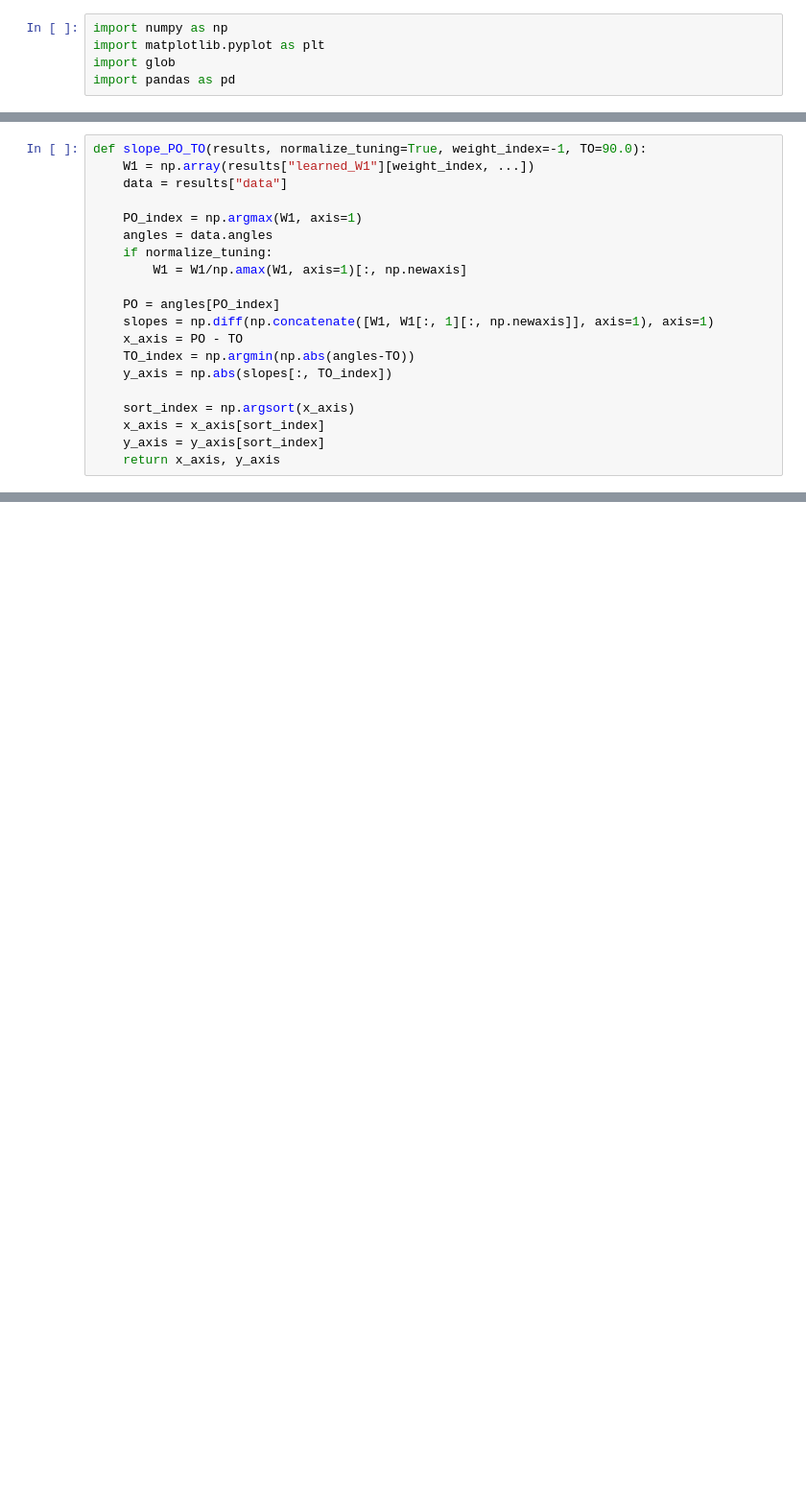
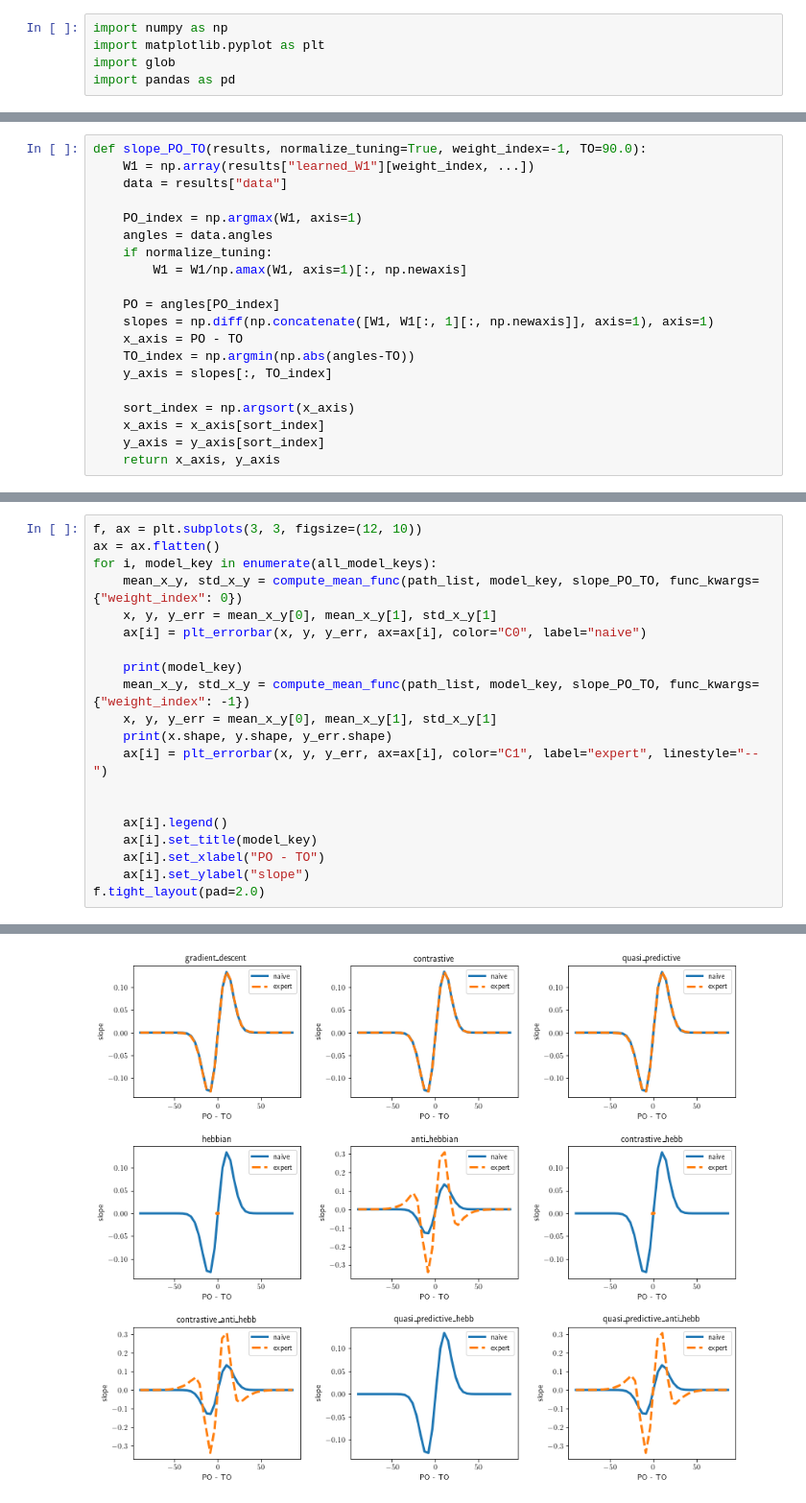
Before and after one commit to rodrigcd/Modelling-vpl, a Jupyter notebook: contrastive_hebbian/cosyne_plot.ipynb, the cells around one changed output, grey strips where cells are left out. Shown at 96% size. Drawn from its saved outputs; the diff is of its cells as text; blank space fills up the shorter version.

```diff
--- a/contrastive_hebbian/cosyne_plot.ipynb
+++ b/contrastive_hebbian/cosyne_plot.ipynb
@@ -62,7 +92,7 @@ def slope_PO_TO(results, normalize_tuning=True, weight_index=-1, TO=90.0):
     slopes = np.diff(np.concatenate([W1, W1[:, 1][:, np.newaxis]], axis=1), axis=1)
     x_axis = PO - TO
     TO_index = np.argmin(np.abs(angles-TO))
-    y_axis = np.abs(slopes[:, TO_index])
+    y_axis = slopes[:, TO_index]
 
     sort_index = np.argsort(x_axis)
     x_axis = x_axis[sort_index]
@@ -79,0 +134,21 @@ plt.plot(x_axis, expert_slopes, label="expert")
+# %%
+f, ax = plt.subplots(3, 3, figsize=(12, 10))
+ax = ax.flatten()
+for i, model_key in enumerate(all_model_keys):
+    mean_x_y, std_x_y = compute_mean_func(path_list, model_key, slope_PO_TO, func_kwargs={"weight_index": 0})
+    x, y, y_err = mean_x_y[0], mean_x_y[1], std_x_y[1]
+    ax[i] = plt_errorbar(x, y, y_err, ax=ax[i], color="C0", label="naive")
+
+    print(model_key)
+    mean_x_y, std_x_y = compute_mean_func(path_list, model_key, slope_PO_TO, func_kwargs={"weight_index": -1})
+    x, y, y_err = mean_x_y[0], mean_x_y[1], std_x_y[1]
+    print(x.shape, y.shape, y_err.shape)
+    ax[i] = plt_errorbar(x, y, y_err, ax=ax[i], color="C1", label="expert", linestyle="--")
+
+
+    ax[i].legend()
+    ax[i].set_title(model_key)
+    ax[i].set_xlabel("PO - TO")
+    ax[i].set_ylabel("slope")
+f.tight_layout(pad=2.0)
+# %% [output]
@@ -79,0 +173 @@ plt.plot(x_axis, expert_slopes, label="expert")
+[figure, added]
```
Also changed, not shown: parts of 20 cells of this notebook, 11 other files.
